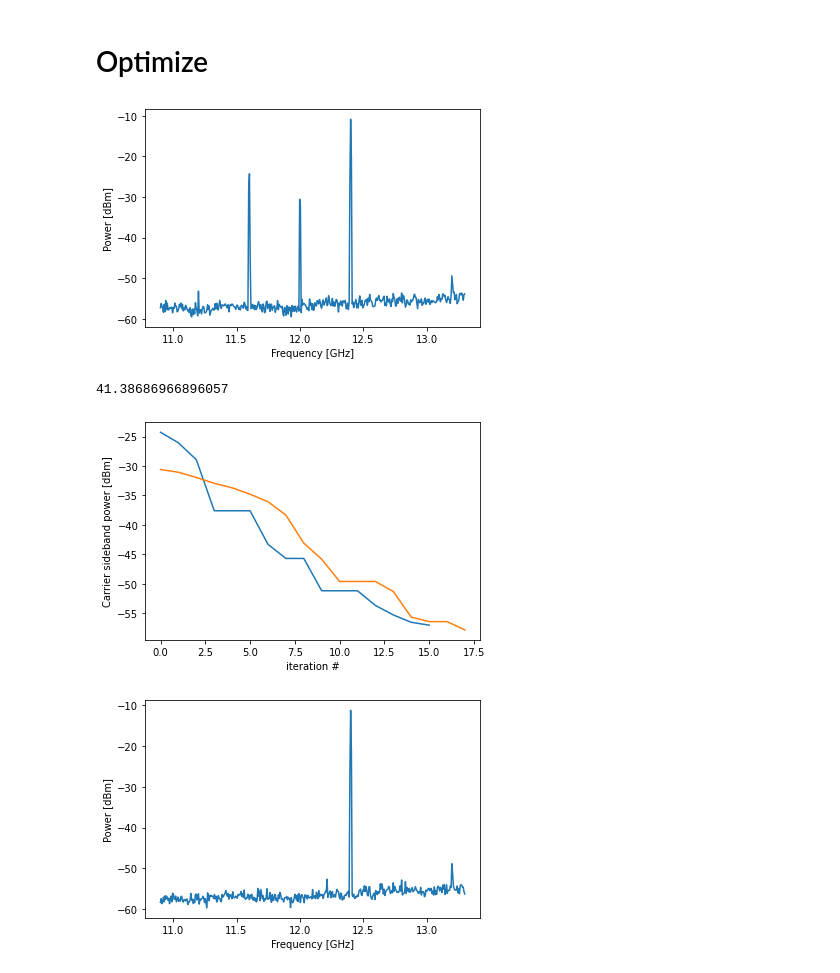
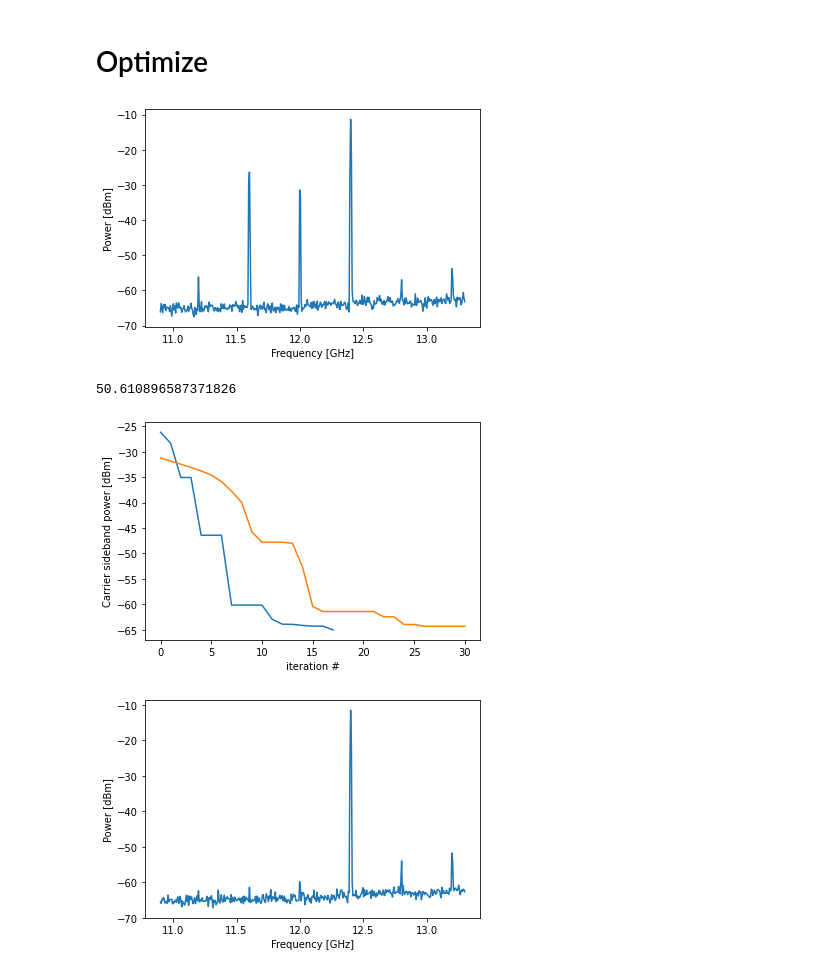
Before and after one commit to lukingroup/pylabnet, a Jupyter notebook: demo/iq-optimizer/IQOptimizer_demo.ipynb, the cells around one changed output. Cells and saved outputs as stored; diff of their text form; code cells hidden in the pictures.

```diff
--- a/demo/iq-optimizer/IQOptimizer_demo.ipynb
+++ b/demo/iq-optimizer/IQOptimizer_demo.ipynb
@@ -66,7 +55,7 @@ hd = zi_hdawg.Driver(dev_id, None)
 # Connect to MW source client
 mw = Client(
     host='140.247.189.50',
-    port=31864
+    port=32302
 )
 # %%
 # Check that MW source is set to correct power
@@ -80,7 +69,7 @@ mw.output_on()
 # %%
 sa = agilent_e4405B.Client(
     host='140.247.189.24',
-    port=41581
+    port=23892
 )
 
 # Reset spectrum analzyer
@@ -90,18 +79,18 @@ sa.write('*RST')
 # %% [markdown]
 # Optimize
 # %%
-opt1 = IQOptimizer_GD(mw, hd, sa, 12e9, 400e6, param_guess = ([85, 1, 0.6, 0.01, 0.01]), awg_delay_time=0.01, averages=10, HDAWG_ports=[1,2], oscillator=1, min_power=-57, vi_step=0.005, vq_step=0.005)
+opt1 = IQOptimizer_GD(mw, hd, sa, 12e9, 400e6, param_guess = ([85, 1, 0.6, 0.01, 0.01]), awg_delay_time=0.01, averages=10, HDAWG_ports=[1,2], oscillator=1, min_power=-65, vi_step=0.005, vq_step=0.005, max_iterations = 30)
 # %% [output]
-[figure, old version]
+[figure, new version]
 # %%
 import time
 start = time.time()
 opt1.opt()
 print(time.time()-start)
 # %% [output]
-41.38686966896057
+50.610896587371826
-[figure, old version]
+[figure, new version]
 # %%
 sa.plot_trace()
 # %% [output]
-[figure, old version]
+[figure, new version]
```
Also changed, not shown: parts of 5 cells of this notebook, 1 other file.
